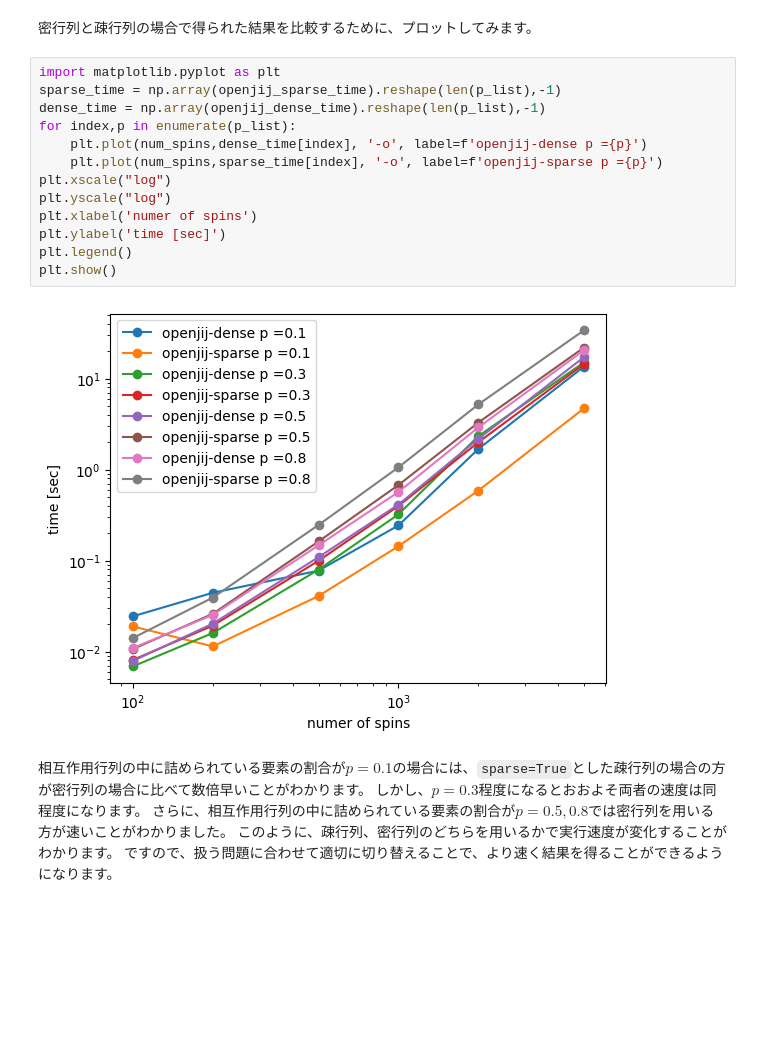
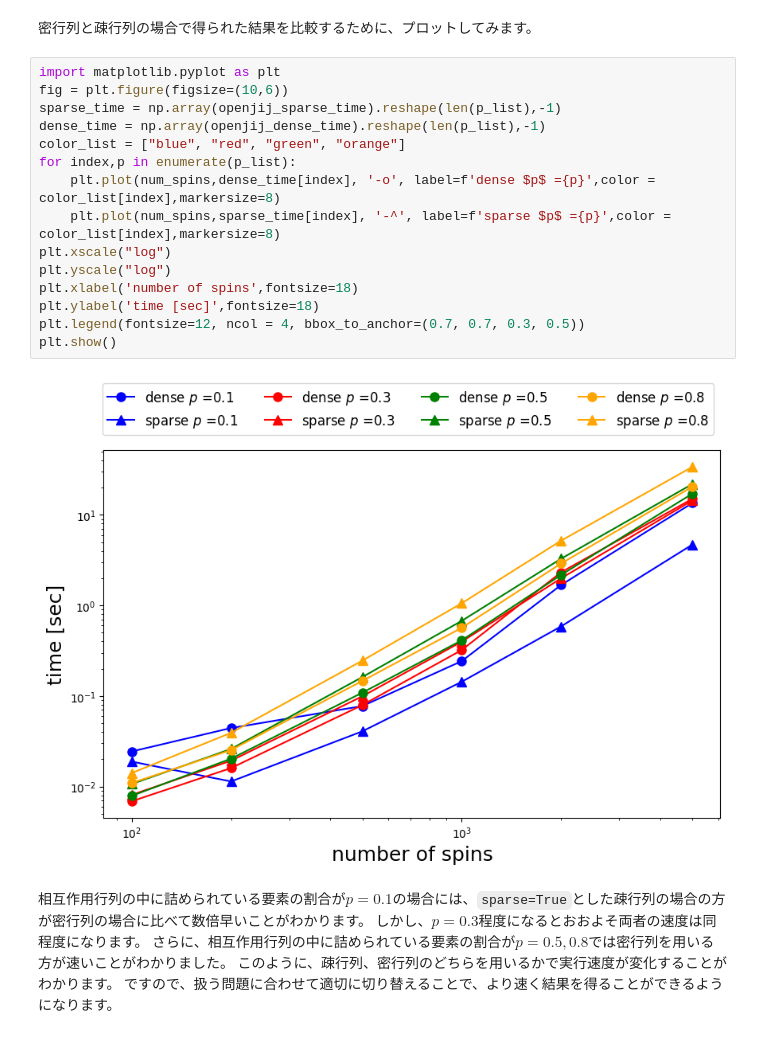
Before and after one commit to OpenJij/OpenJij, a Jupyter notebook: docs/tutorial/ja/005-benchmark_sparse_dense.ipynb, the cells around one changed output. Saved outputs shown, nothing was run; the diff lists cells and outputs as text; blank space fills up the shorter version.

Commit message:
fix plot of benchmark

```diff
--- a/docs/tutorial/ja/005-benchmark_sparse_dense.ipynb
+++ b/docs/tutorial/ja/005-benchmark_sparse_dense.ipynb
@@ -134,19 +134,21 @@ p = 0.8, n = 5000 :     elapsed_time:33.83915293400014[sec]
 密行列と疎行列の場合で得られた結果を比較するために、プロットしてみます。
 # %%
 import matplotlib.pyplot as plt
+fig = plt.figure(figsize=(10,6))
 sparse_time = np.array(openjij_sparse_time).reshape(len(p_list),-1)
 dense_time = np.array(openjij_dense_time).reshape(len(p_list),-1)
+color_list = ["blue", "red", "green", "orange"]
 for index,p in enumerate(p_list):
-    plt.plot(num_spins,dense_time[index], '-o', label=f'openjij-dense p ={p}')
-    plt.plot(num_spins,sparse_time[index], '-o', label=f'openjij-sparse p ={p}')
+    plt.plot(num_spins,dense_time[index], '-o', label=f'dense $p$ ={p}',color = color_list[index],markersize=8)
+    plt.plot(num_spins,sparse_time[index], '-^', label=f'sparse $p$ ={p}',color = color_list[index],markersize=8)
 plt.xscale("log")
 plt.yscale("log")
-plt.xlabel('numer of spins')
-plt.ylabel('time [sec]')
-plt.legend()
+plt.xlabel('number of spins',fontsize=18)
+plt.ylabel('time [sec]',fontsize=18)
+plt.legend(fontsize=12, ncol = 4, bbox_to_anchor=(0.7, 0.7, 0.3, 0.5))
 plt.show()
 # %% [output]
-[figure, old version]
+[figure, new version]
 # %% [markdown]
 相互作用行列の中に詰められている要素の割合が$p=0.1$の場合には、`sparse=True`とした疎行列の場合の方が密行列の場合に比べて数倍早いことがわかります。
 しかし、$p=0.3$程度になるとおおよそ両者の速度は同程度になります。
```
Also changed, not shown: parts of 1 cell of this notebook.
